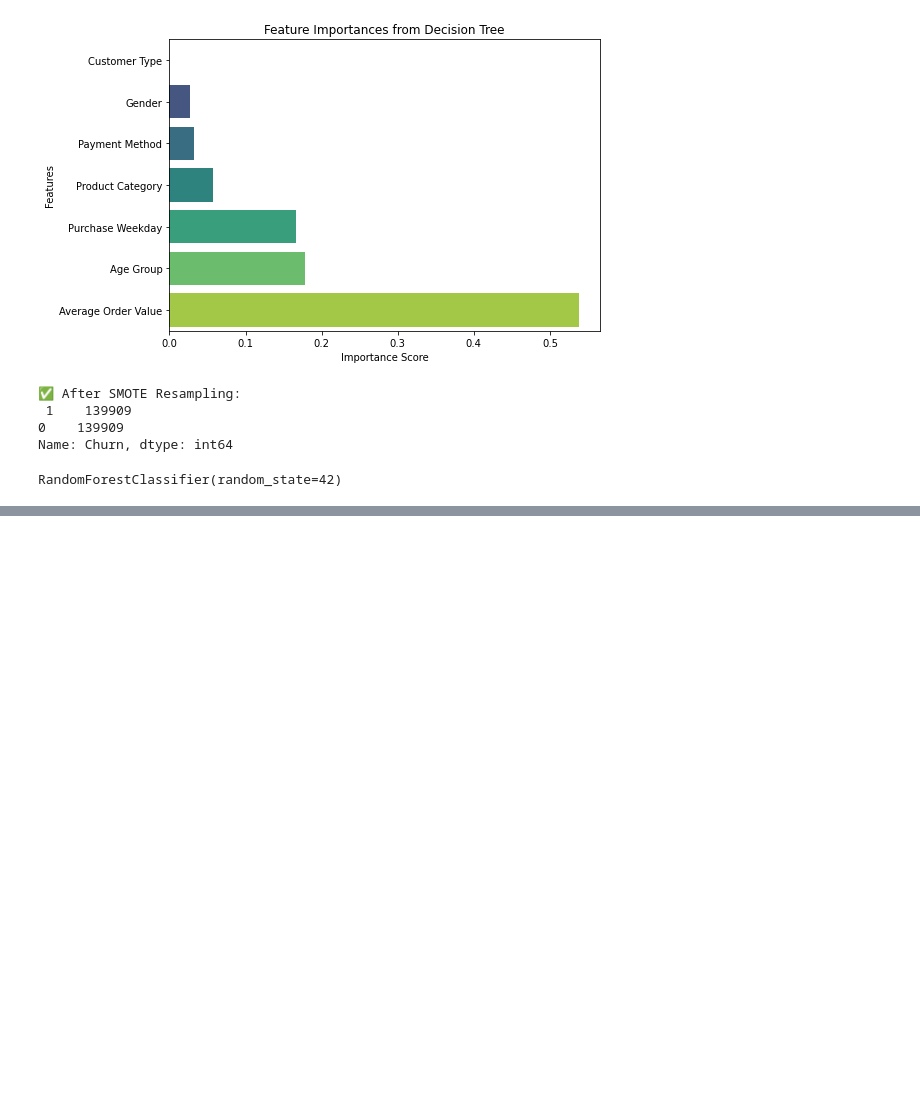
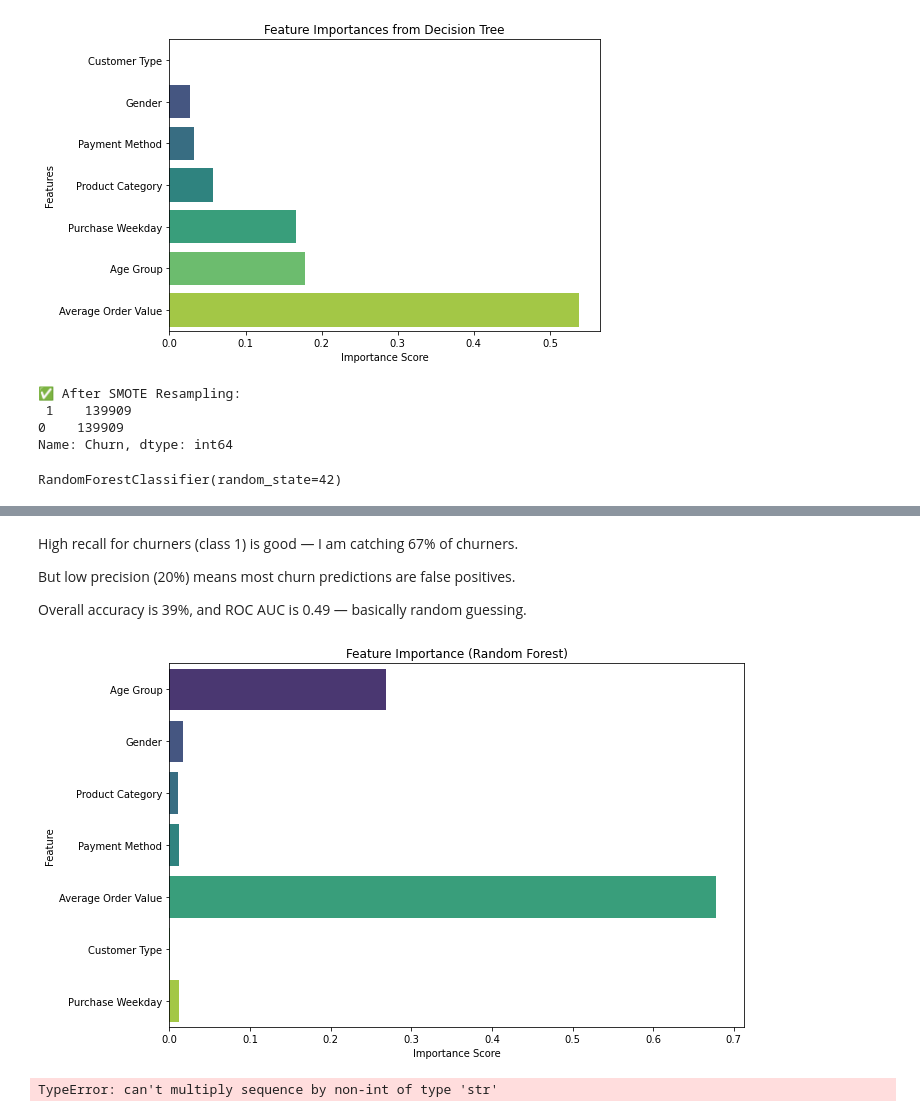
Before and after one commit to DaphineLucas/Ecommerce_Customer_Behavior_Analysis, a Jupyter notebook: Ecommerce_Customer_Behavior_Analysis.ipynb, the cells around one changed output, grey strips where cells are left out. Cells and saved outputs as stored; diff of their text form; code cells hidden in the pictures; blank space fills up the shorter version.

Commit message:
Updated README summary, improved model, cleaned notebook

```diff
--- a/Ecommerce_Customer_Behavior_Analysis.ipynb
+++ b/Ecommerce_Customer_Behavior_Analysis.ipynb
@@ -761,3 +766,27 @@ RandomForestClassifier(random_state=42)
+# %%
+# Ensure 'Age Group' is treated as categorical (if not already)
+X_train_res['Age Group'] = X_train_res['Age Group'].astype('category')
+
+# Add 'Unknown' to categories
+if 'Unknown' not in X_train_res['Age Group'].cat.categories:
+    X_train_res['Age Group'] = X_train_res['Age Group'].cat.add_categories('Unknown')
+
+# Now fill missing values
+X_train_res['Age Group'] = X_train_res['Age Group'].fillna('Unknown')
+# %%
+from sklearn.preprocessing import OrdinalEncoder
+
+# Impute missing values in 'Age Group' with 'Unknown'
+X_train_res['Age Group'] = X_train_res['Age Group'].fillna('Unknown')
+
+# Define category order + include 'Unknown'
+age_order = ['<20', '20-30', '30-40', '40-50', '50-60', '60+', 'Unknown']
+
+# Initialize encoder that handles unknown values
+enc = OrdinalEncoder(categories=[age_order], handle_unknown='use_encoded_value', unknown_value=-1)
+
+# Fit-transform on Age Group
+X_train_res[['Age Group']] = enc.fit_transform(X_train_res[['Age Group']])
 # %%
 # Train a Random Forest CLassifier
 from sklearn.ensemble import RandomForestClassifier
@@ -779,0 +819,33 @@ RandomForestClassifier does not accept missing values encoded as NaN natively. F
+# %% [markdown]
+High recall for churners (class 1) is good — I am catching 67% of churners.
+
+But low precision (20%) means most churn predictions are false positives.
+
+Overall accuracy is 39%, and ROC AUC is 0.49 — basically random guessing.
+# %%
+# Checking for important features
+import matplotlib.pyplot as plt
+import seaborn as sns
+
+# Get feature importances from trained RF model
+importances = rf.feature_importances_
+feature_names = X_train_res.columns
+
+# Plot
+plt.figure(figsize=(10,6))
+sns.barplot(x=importances, y=feature_names, palette="viridis")
+plt.title("Feature Importance (Random Forest)")
+plt.xlabel("Importance Score")
+plt.ylabel("Feature")
+plt.tight_layout()
+plt.show()
+# %% [output]
+[figure, added]
+# %%
+# Adding more informative features
+# Example feature engineering
+df['High Value'] = (df['Average Order Value'] > df['Average Order Value'].median()).astype(int)
+df['Weekend Purchase'] = df['Purchase Weekday'].isin([5, 6]).astype(int)
+df['Payment_Product_Interaction'] = df['Payment Method'] * df['Product Category']
+# %% [output]
+TypeError: can't multiply sequence by non-int of type 'str'
```
Also changed, not shown: parts of 9 cells of this notebook, 7 other files.
